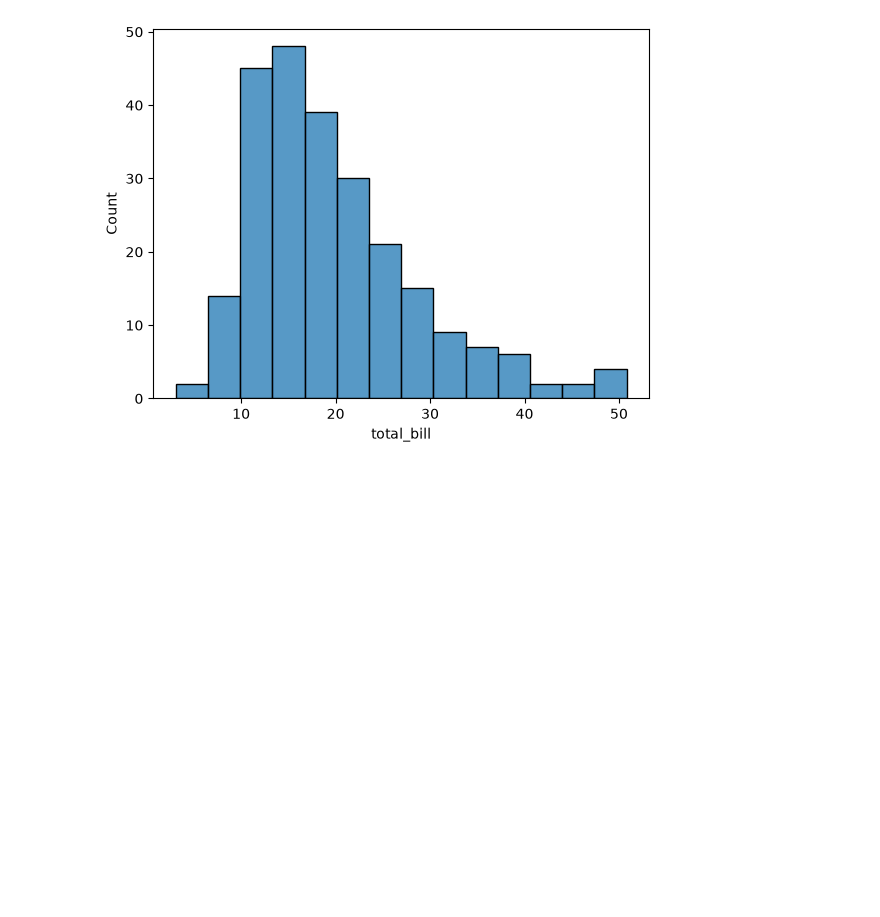
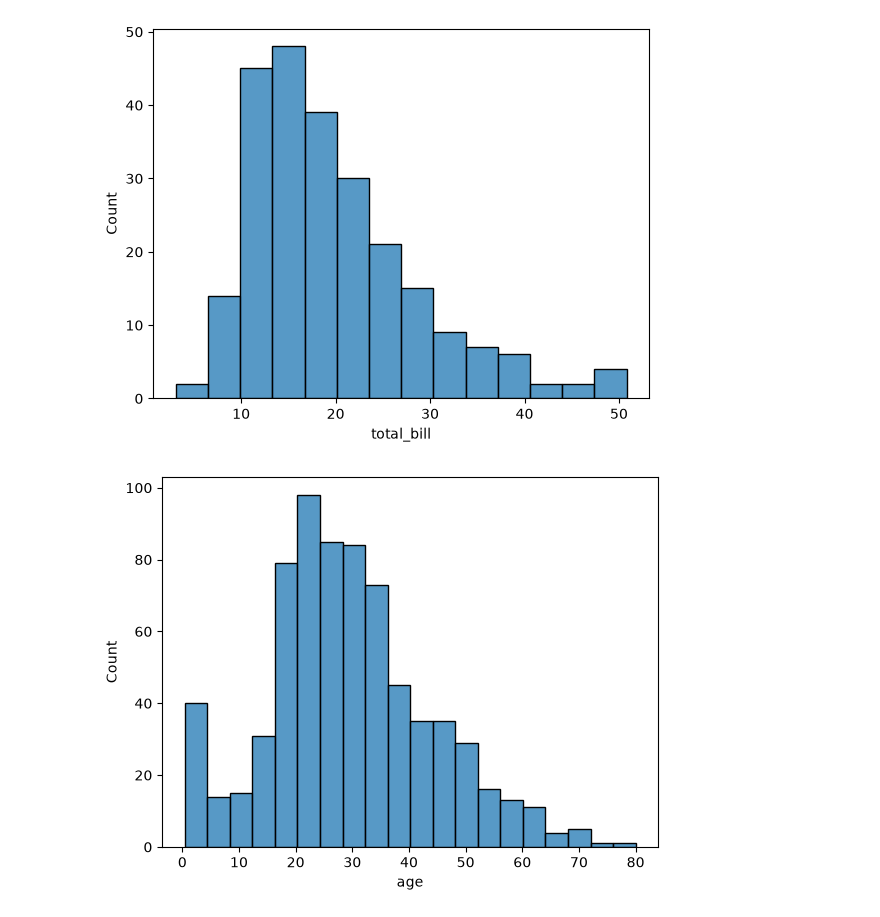
Before and after one commit to priyanship-cse/ADS_26_2026_2503201000866, a Jupyter notebook: Python/day_seaborn.ipynb, the cells around one changed output. Saved outputs shown, nothing was run; the diff lists cells and outputs as text; code cells hidden in the pictures; blank space fills up the shorter version.

```diff
--- a/Python/day_seaborn.ipynb
+++ b/Python/day_seaborn.ipynb
@@ -60,3 +60,8 @@ sns.histplot(data=tips,x="total_bill")
 # %% [output]
 <Axes: xlabel='total_bill', ylabel='Count'>
 [figure]
+# %%
+sns.histplot(data=titanic,x="age")
+plt.show()
+# %% [output]
+[figure, added]
```
Also changed, not shown: 2 other files.
